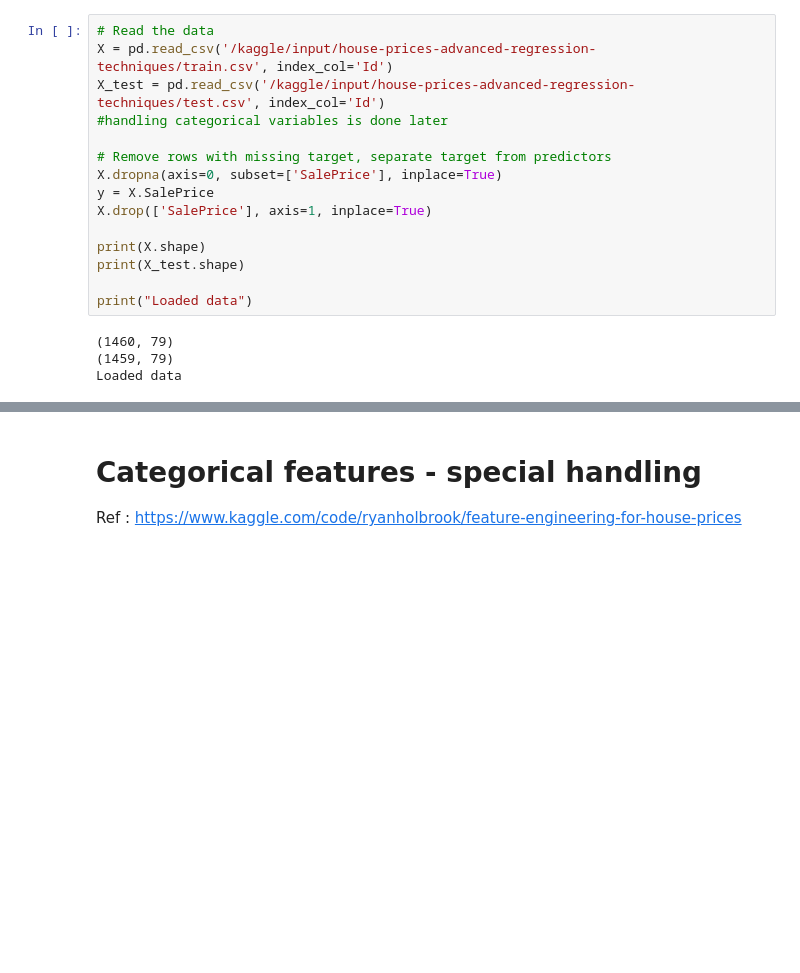
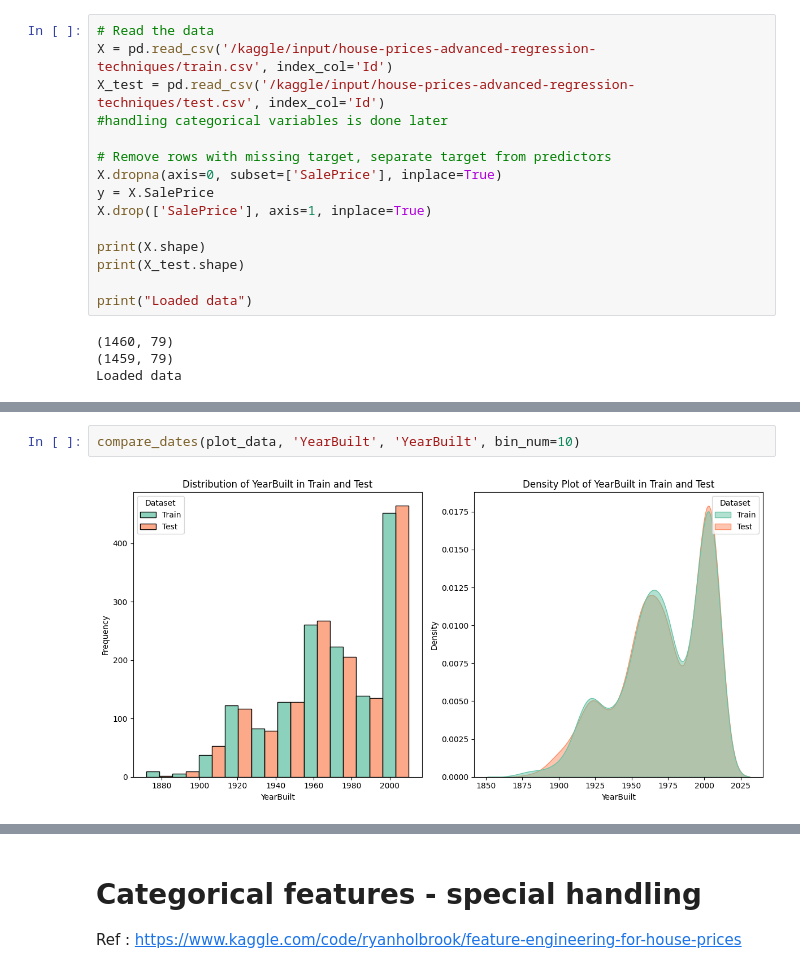
Before and after one commit to abhivij/housing_price_prediction, a Jupyter notebook: housing-price-prediction-part-2-exploratory.ipynb, the cells around one changed output, grey strips where cells are left out. Cells and saved outputs as stored; diff of their text form; blank space fills up the shorter version.

```diff
--- a/housing-price-prediction-part-2-exploratory.ipynb
+++ b/housing-price-prediction-part-2-exploratory.ipynb
@@ -49,0 +191,4 @@ Loaded data
+# %%
+compare_dates(plot_data, 'YearBuilt', 'YearBuilt', bin_num=10)
+# %% [output]
+[figure, added]
```
Also changed, not shown: parts of 105 cells of this notebook.
